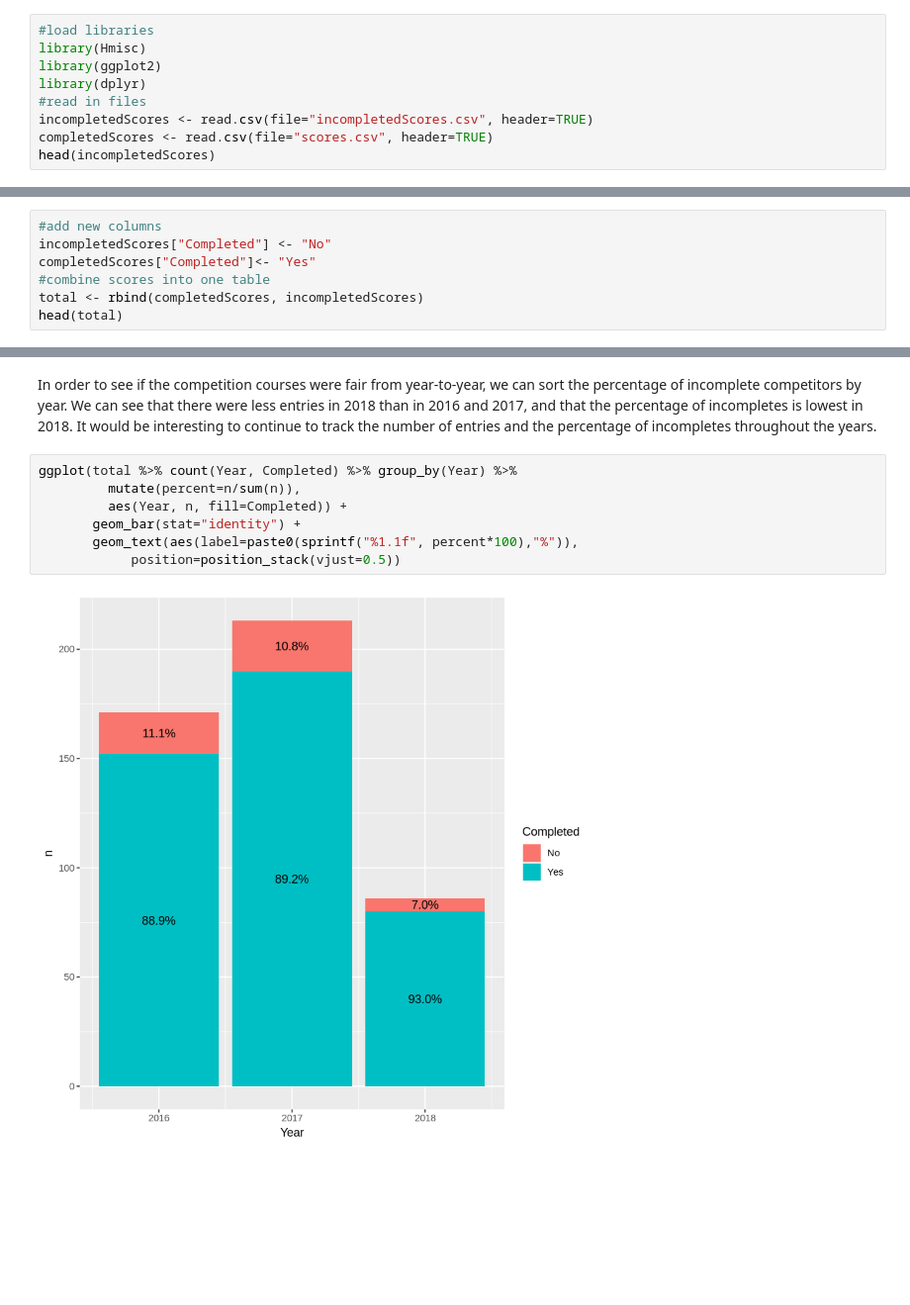
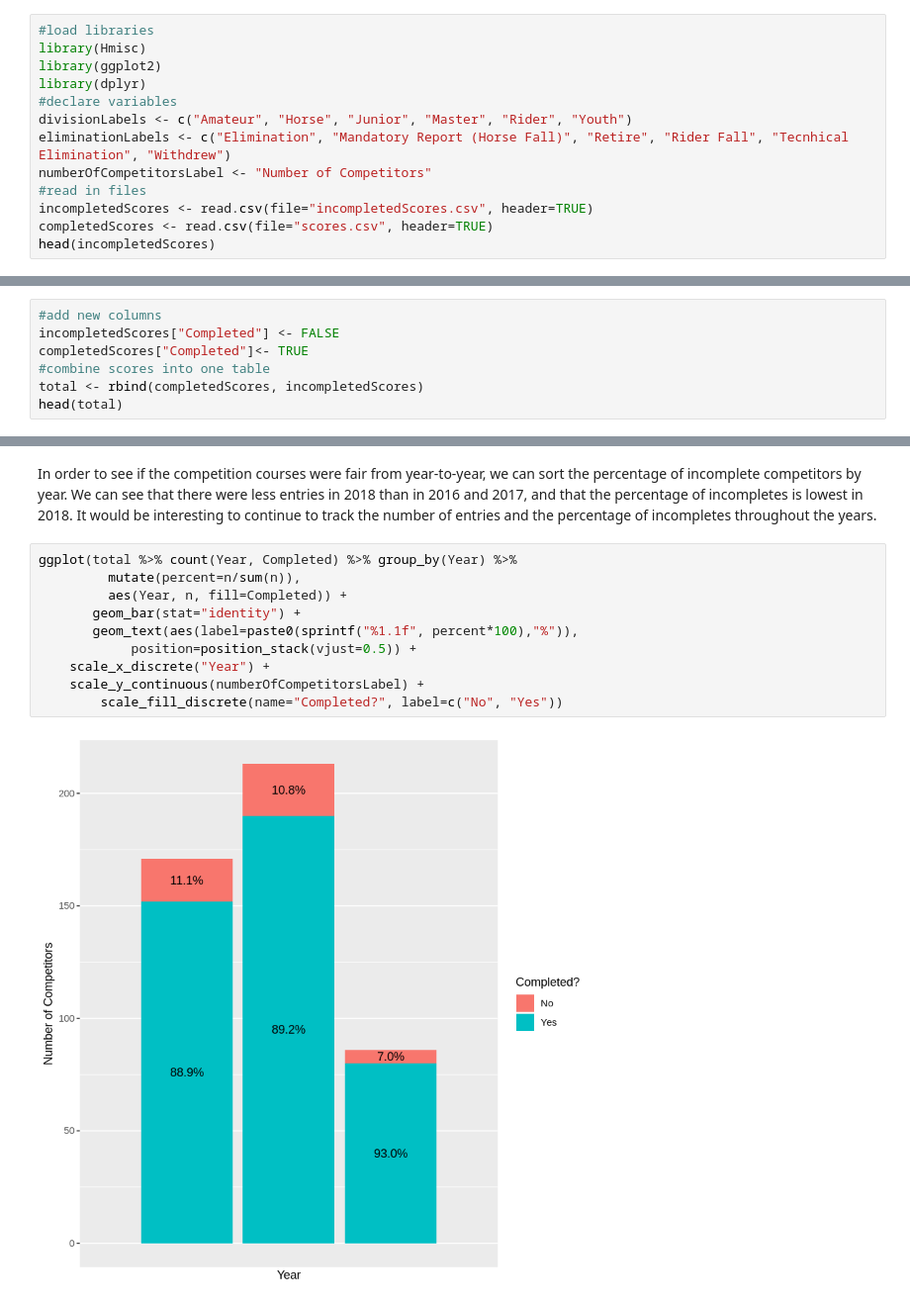
Before and after one commit to jschoeggl/MDSD692, a Jupyter notebook: notebooks/SchoegglJacquieMSDS692ExploratoryIncompleted.ipynb, the cells around one changed output, grey strips where cells are left out. Shown at 99% size. Drawn from its saved outputs; the diff is of its cells as text; blank space fills up the shorter version.

```diff
--- a/notebooks/SchoegglJacquieMSDS692ExploratoryIncompleted.ipynb
+++ b/notebooks/SchoegglJacquieMSDS692ExploratoryIncompleted.ipynb
@@ -7,6 +9,10 @@ First, we want to load all the necessary libraries and read in the data to be us
 library(Hmisc)
 library(ggplot2)
 library(dplyr)
+#declare variables
+divisionLabels <- c("Amateur", "Horse", "Junior", "Master", "Rider", "Youth")
+eliminationLabels <- c("Elimination", "Mandatory Report (Horse Fall)", "Retire", "Rider Fall", "Tecnhical Elimination", "Withdrew")
+numberOfCompetitorsLabel <- "Number of Competitors"
 #read in files
 incompletedScores <- read.csv(file="incompletedScores.csv", header=TRUE)
 completedScores <- read.csv(file="scores.csv", header=TRUE)
@@ -45,8 +60,8 @@ In order to see which division has the highest percentage of incompleted scores,
 The following lines add the new columns to the tables individually, then combine them together to create one master table.
 # %%
 #add new columns
-incompletedScores["Completed"] <- "No"
-completedScores["Completed"]<- "Yes"
+incompletedScores["Completed"] <- FALSE
+completedScores["Completed"]<- TRUE
 #combine scores into one table
 total <- rbind(completedScores, incompletedScores)
 head(total)
@@ -76,9 +96,12 @@ In order to see if the competition courses were fair from year-to-year, we can s
 # %%
 ggplot(total %>% count(Year, Completed) %>% group_by(Year) %>%
          mutate(percent=n/sum(n)),
          aes(Year, n, fill=Completed)) +
        geom_bar(stat="identity") +
        geom_text(aes(label=paste0(sprintf("%1.1f", percent*100),"%")),
-            position=position_stack(vjust=0.5))
+            position=position_stack(vjust=0.5)) +
+    scale_x_discrete("Year") +
+    scale_y_continuous(numberOfCompetitorsLabel) +
+        scale_fill_discrete(name="Completed?", label=c("No", "Yes"))
 # %% [output]
-[figure, old version]
+[figure, new version]
```
Also changed, not shown: parts of 7 cells of this notebook.
